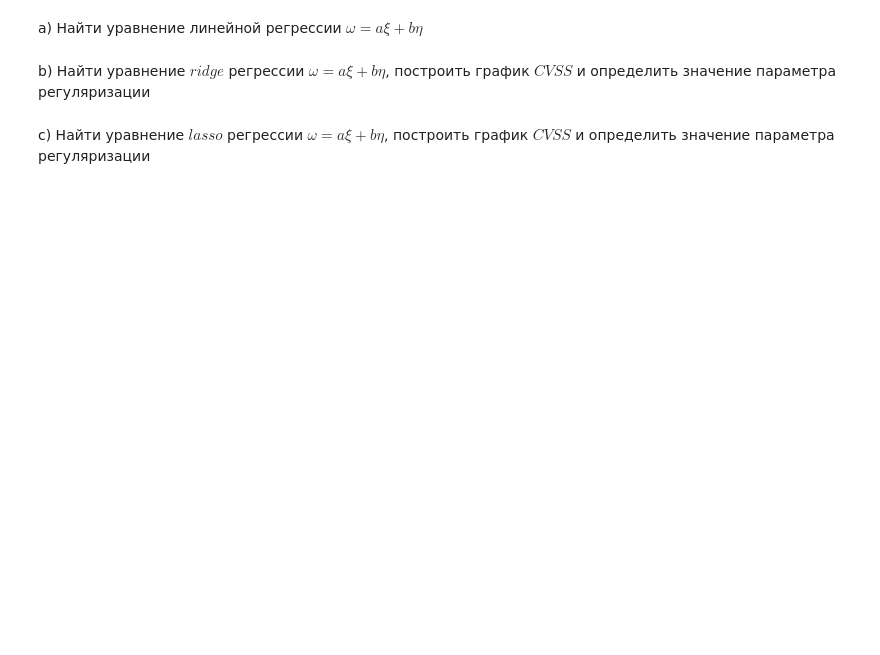
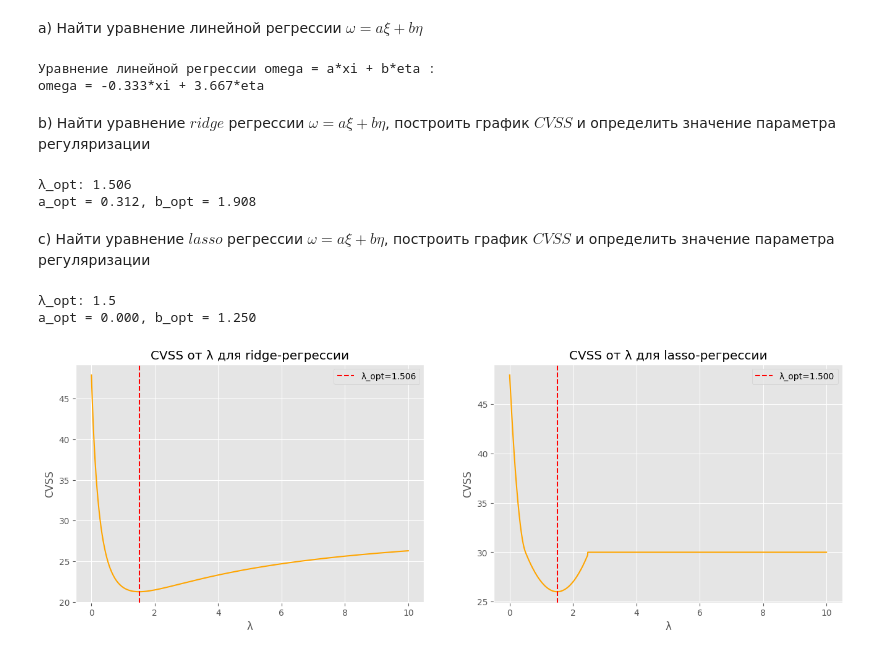
Before and after one commit to AkimDjan/MathStatsMIPT, a Jupyter notebook: task2/T3.ipynb, the cells around one changed output. Drawn from its saved outputs; the diff is of its cells as text; code cells hidden in the pictures; blank space fills up the shorter version.

```diff
--- a/task2/T3.ipynb
+++ b/task2/T3.ipynb
@@ -18,12 +24,75 @@ plt.style.use('ggplot')
 # %% [markdown]
 a) Найти уравнение линейной регрессии $\omega = a\xi + b\eta$
 # %%
-#code
+PSI = X[:, :-1]
+Y = X[:, -1]
+F = PSI.T @ PSI
+F_inv = np.linalg.inv(F)
+a_b = F_inv @ PSI.T @ Y
+print("Уравнение линейной регрессии omega = a*xi + b*eta :")
+print(f"omega = {a_b[0]:.3f}*xi + {a_b[1]:.3f}*eta")
+# %% [output]
+Уравнение линейной регрессии omega = a*xi + b*eta :
+omega = -0.333*xi + 3.667*eta
 # %% [markdown]
 b) Найти уравнение $ridge$ регрессии $\omega = a\xi + b\eta$, построить график $CVSS$ и определить значение параметра регуляризации
 # %%
-#code
+def lam(i):
+    return 10 * (i+1) / N
+
+N = 10000
+CVSS_ridge = np.zeros(N)
+for i in range(N):
+    for j in range(3):
+        ridge = skl.Ridge(alpha=lam(i), fit_intercept=False, max_iter=10000).fit(np.delete(PSI, j, axis=0), np.delete(Y, j, axis=0))
+        CVSS_ridge[i] += (Y[j] - np.dot(ridge.coef_, PSI[j])) ** 2
+
+lam_opt_ridge = lam(np.argmin(CVSS_ridge))
+print(f'λ_opt: {lam_opt_ridge}')
+
+ridge_opt = skl.Ridge(alpha=lam_opt_ridge, fit_intercept=False, max_iter=10000).fit(PSI, Y)
+print(f'a_opt = {ridge_opt.coef_[0]:.3f}, b_opt = {ridge_opt.coef_[1]:.3f}')
+# %% [output]
+λ_opt: 1.506
+a_opt = 0.312, b_opt = 1.908
 # %% [markdown]
 c) Найти уравнение $lasso$ регрессии $\omega = a\xi + b\eta$, построить график $CVSS$ и определить значение параметра регуляризации
 # %%
-#code
+def lam(i):
+    return 10 * (i+1) / N
+
+N = 1000
+CVSS_lasso = np.zeros(N)
+for i in range(N):
+    for j in range(3):
+        lasso = skl.Lasso(alpha=lam(i), fit_intercept=False, max_iter=10000).fit(np.delete(PSI, j, axis=0), np.delete(Y, j, axis=0))
+        CVSS_lasso[i] += (Y[j] - np.dot(lasso.coef_, PSI[j])) ** 2
+
+lam_opt_lasso = lam(np.argmin(CVSS_lasso))
+print(f'λ_opt: {lam_opt_lasso}')
+
+lasso_opt = skl.Lasso(alpha=lam_opt_lasso, fit_intercept=False, max_iter=10000).fit(PSI, Y)
+print(f'a_opt = {lasso_opt.coef_[0]:.3f}, b_opt = {lasso_opt.coef_[1]:.3f}')
+# %% [output]
+λ_opt: 1.5
+a_opt = 0.000, b_opt = 1.250
+# %%
+_, ax = plt.subplots(1, 2, figsize=(16, 5))
+
+ax[0].plot([lam(i) for i in range(N)], CVSS_ridge, color = 'orange')
+ax[0].axvline(x=lam_opt_ridge, color='red', linestyle='--', label=f'λ_opt={lam_opt_ridge:.3f}')
+ax[0].set_title('CVSS от λ для ridge-регрессии')
+ax[0].set_xlabel('λ')
+ax[0].set_ylabel('CVSS')
+ax[0].legend()
+
+ax[1].plot([lam(i) for i in range(N)], CVSS_lasso, color = 'orange')
+ax[1].axvline(x=lam_opt_lasso, color='red', linestyle='--', label=f'λ_opt={lam_opt_lasso:.3f}')
+ax[1].set_title('CVSS от λ для lasso-регрессии')
+ax[1].set_xlabel('λ')
+ax[1].set_ylabel('CVSS')
+ax[1].legend()
+
+plt.show()
+# %% [output]
+[figure, added]
```
Also changed, not shown: parts of 4 cells of this notebook, 1 other file.
